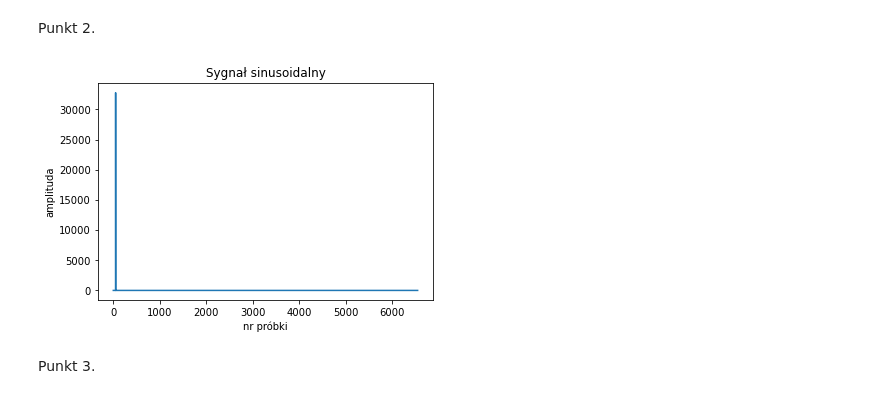
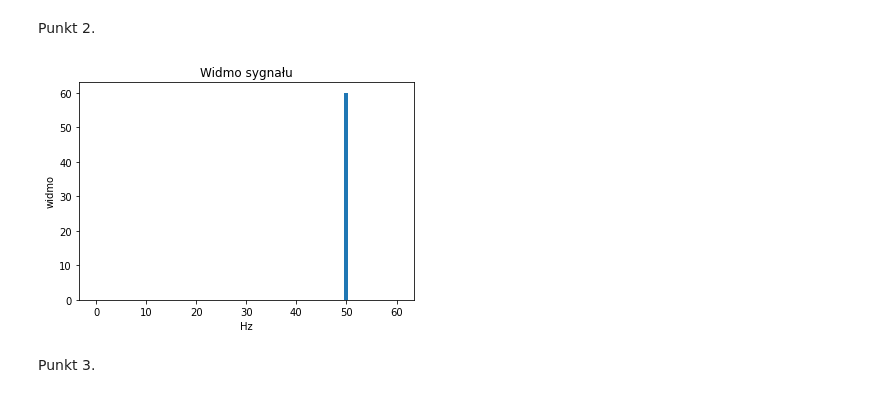
Before and after one commit to KornelBl/Digital-signal-and-image-processing, a Jupyter notebook: EKG_2.ipynb, the cells around one changed output. Saved outputs shown, nothing was run; the diff lists cells and outputs as text; code cells hidden in the pictures.

```diff
--- a/EKG_2.ipynb
+++ b/EKG_2.ipynb
@@ -31,15 +39,10 @@ plt.show()
 # %% [markdown]
 Punkt 2.
-# %%
-spectrum = np.fft.fft(sinus)
-xs = np.linspace(0,fs/2,N//2)
-plt.plot(xs, np.abs(spectrum[:(N//2)]))
-plt.xlabel('nr próbki')
-plt.ylabel('amplituda')
-plt.title('Sygnał sinusoidalny')
-plt.show()
-# %% [output]
-[figure, removed]
+# %%
+spectrum = np.fft.fft(sinus,120)
+plot_spectrum(spectrum,fs)
+# %% [output]
+[figure, added]
 # %% [markdown]
 Punkt 3.
 # %%
```
Also changed, not shown: parts of 19 cells of this notebook, 3 other files.
